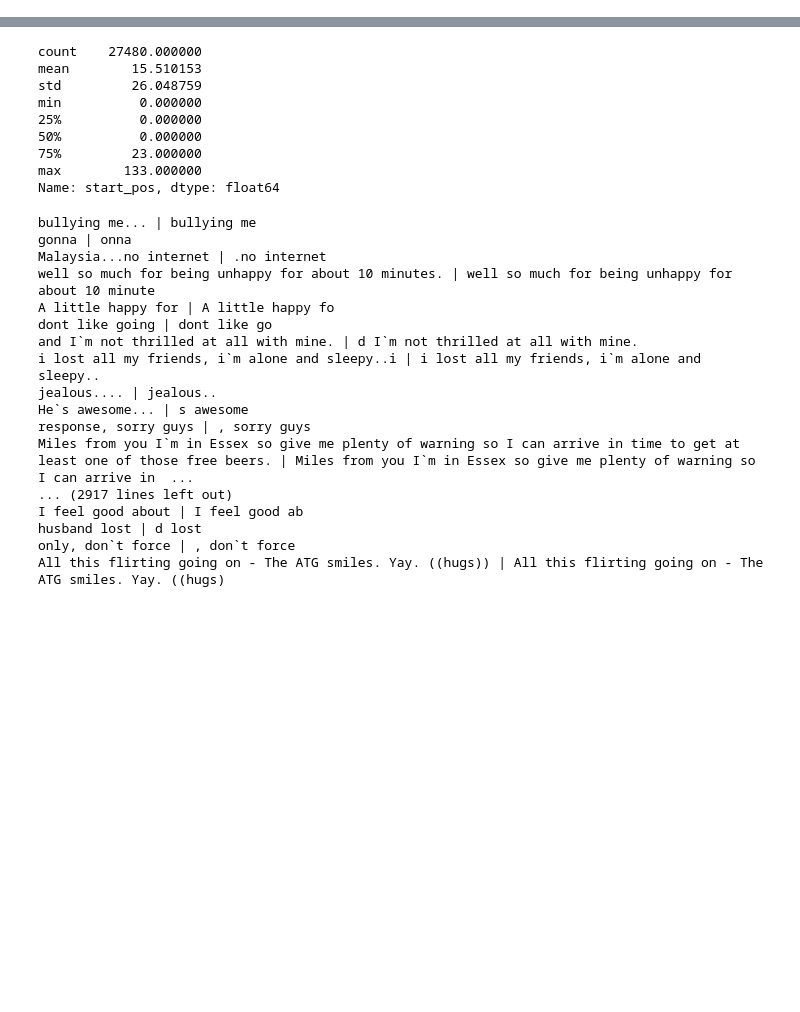
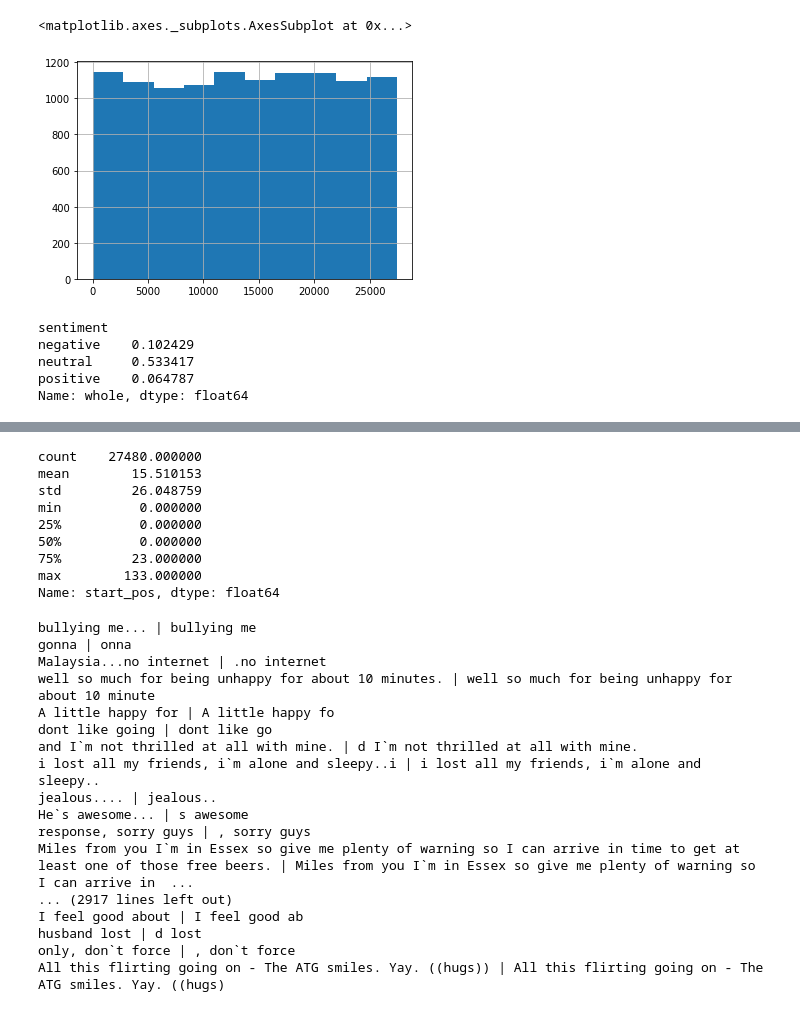
Before and after one commit to thuwyh/Tweet-Sentiment-Extraction, a Jupyter notebook: notebook/EDA.ipynb, the cells around one changed output, grey strips where cells are left out. Cells and saved outputs as stored; diff of their text form; code cells hidden in the pictures; blank space fills up the shorter version.

```diff
--- a/notebook/EDA.ipynb
+++ b/notebook/EDA.ipynb
@@ -41,0 +81,2 @@ train.head()
+# %%
+train['delta'] = train['at_num']-train['extra_space']
@@ -41,0 +187,2 @@ train.head()
+# %%
+train.sort_values(by='idx', inplace=True)
@@ -41,0 +193,4 @@ train.head()
+# %%
+train.reset_index(drop=True, inplace=True)
+# %%
+train.reset_index(inplace=True)
@@ -41,0 +206,13 @@ train.head()
+# %%
+train[train['sentiment']=='neutral']['index'].hist()
+# %% [output]
+<matplotlib.axes._subplots.AxesSubplot at 0x...>
+[figure, added]
+# %%
+train.groupby('sentiment')['whole'].mean()
+# %% [output]
+sentiment
+negative    0.102429
+neutral     0.533417
+positive    0.064787
+Name: whole, dtype: float64
```
Also changed, not shown: parts of 38 cells of this notebook, 16 other files.
